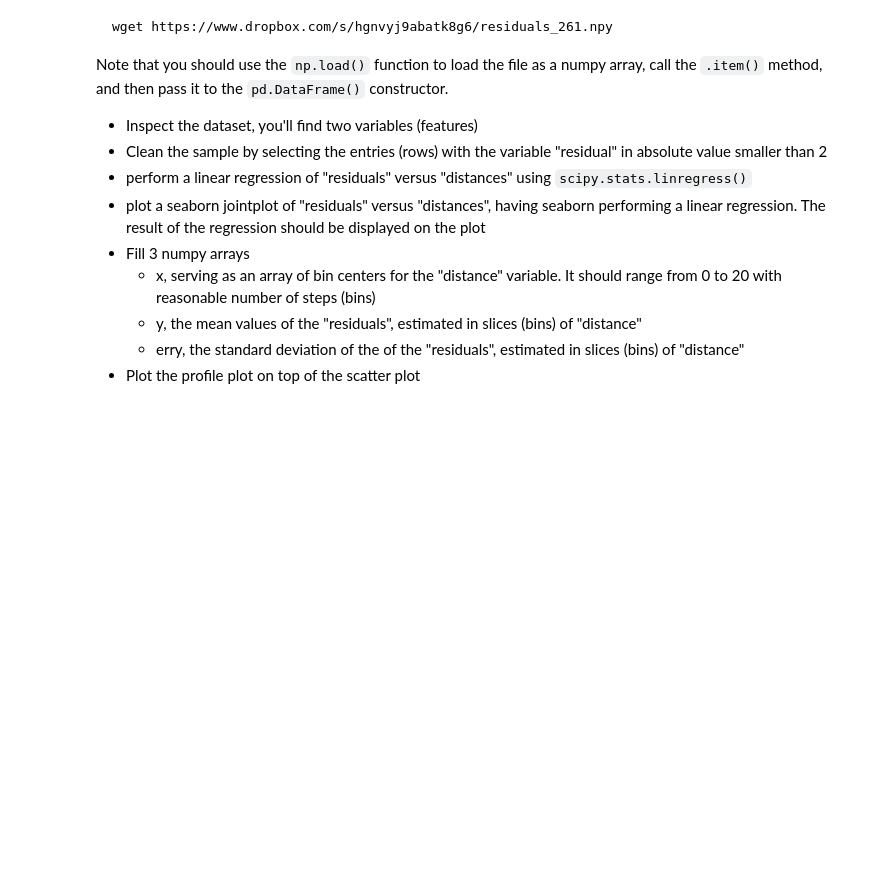
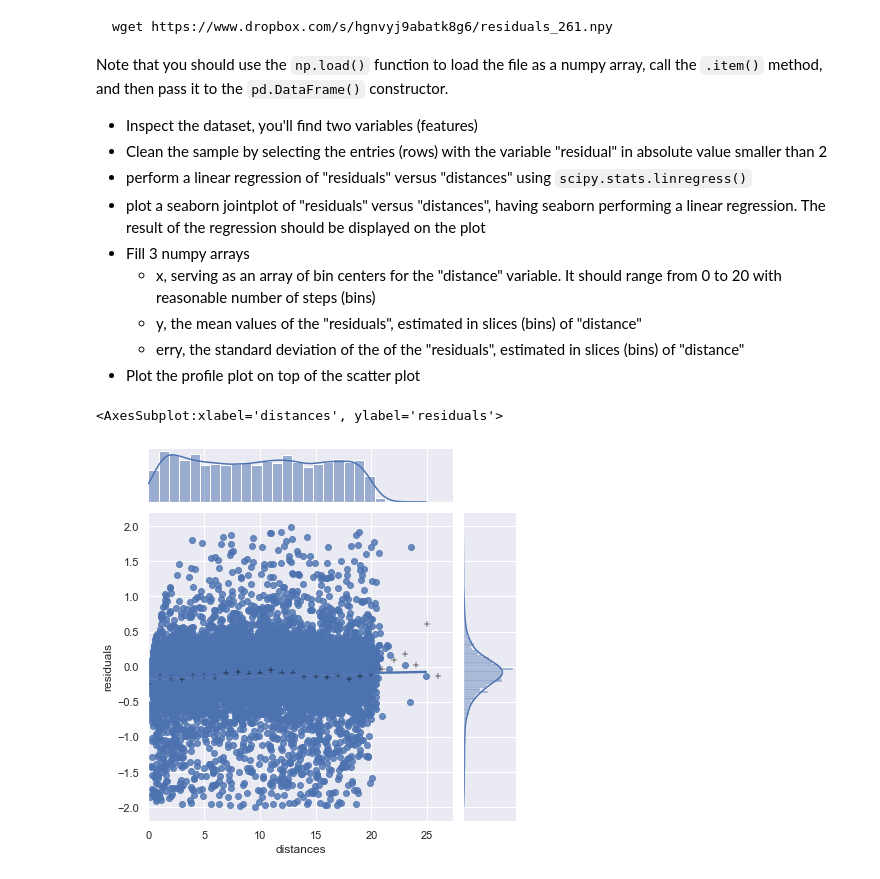
Before and after one commit to lorenzomancini1/LaboratoryOfComputationalPhysics_Y3, a Jupyter notebook: 06ex_Visualization.ipynb, the cells around one changed output. Saved outputs shown, nothing was run; the diff lists cells and outputs as text; code cells hidden in the pictures; blank space fills up the shorter version.

```diff
--- a/06ex_Visualization.ipynb
+++ b/06ex_Visualization.ipynb
@@ -91,4 +93,0 @@ plt.show()
-# %%
-mean = 5
-for i in range(len(mean)):
-    print(i)
@@ -121,28 +120,24 @@ Note that you should use the `np.load()` function to load the file as a numpy ar
 # %%
 # Separating cells to avoid downloading the file over and over
 data = np.load('residuals_261.npy', allow_pickle = True).item()
 data = pd.DataFrame(data, columns = data.keys())
 
 clean_data = data.loc[abs(data['residuals']) < 2, list(data.columns)]
 clean_data = clean_data.reset_index(drop = True)
 
 linreg = linregress
 slope, intercept, rval, pval, err = linreg(clean_data['distances'], clean_data['residuals'])
 
 x_counts, x_bins = np.histogram(clean_data['distances'], bins = "auto")
 
 y = [clean_data.loc[(clean_data['distances'] <= x_bins[i]) & (clean_data['distances'] >= x_bins[i-1]), ['residuals']].values.mean() for i in range(1,len(x_bins))]
 yerr = [clean_data.loc[(clean_data['distances'] <= x_bins[i]) & (clean_data['distances'] >= x_bins[i-1]), ['residuals']].values.std() for i in range(1,len(x_bins))]
 
 sns.set_theme(style = 'darkgrid')
 
-#fig, ax = plt.subplots()
-plot = sns.jointplot(x = 'distances', y = 'residuals', data = clean_data, kind = 'reg', ax=ax)
-sns.scatterplot(data = y, marker = '+', color = '.2',ax = ax)
-#fig2, ax2 = plt.subplots()
-#sns.relplot(x = 'distances' data = y, )
-# fig2 = plt.subplots()
-# sns.histplot(data = clean_data["distances"], bins = x_bins, ax=fig2[1])
 
-#fig3 = plt.subplots()
-#sns.displot(y, ax=fig3[1])
+plot = sns.jointplot(x = 'distances', y = 'residuals', data = clean_data, kind = 'reg')
+sns.scatterplot(data = y, marker = '+', color = '.01')
+# %% [output]
+<AxesSubplot:xlabel='distances', ylabel='residuals'>
+[figure, added]
```
Also changed, not shown: parts of 6 cells of this notebook.
